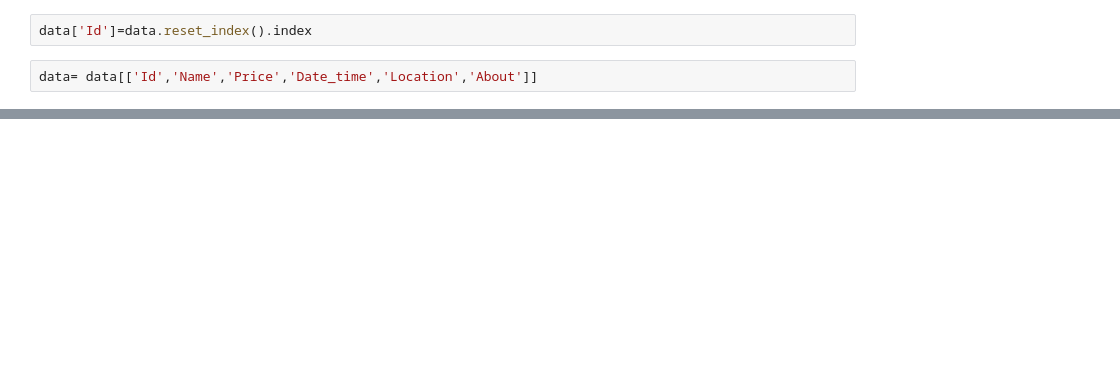
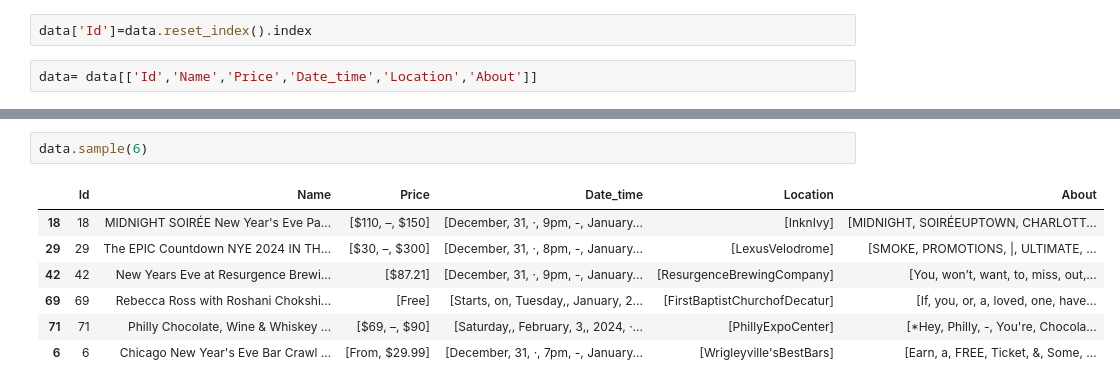
Before and after one commit to apexapaudel484/Web-scraping, a Jupyter notebook: Event_recommendation.ipynb, the cells around one changed output, grey strips where cells are left out. Drawn from its saved outputs; the diff is of its cells as text; blank space fills up the shorter version.

```diff
--- a/Event_recommendation.ipynb
+++ b/Event_recommendation.ipynb
@@ -66,0 +83,10 @@ data.head()
+# %%
+data.sample(6)
+# %% [output]
+|  | Id | Name | Price | Date_time | Location | About |
+| 18 | 18 | MIDNIGHT SOIRÉE New Year's Eve Pa... | [$110, –, $150] | [December, 31, ·, 9pm, -, January... | [InknIvy] | [MIDNIGHT, SOIRÉEUPTOWN, CHARLOTT... |
+| 29 | 29 | The EPIC Countdown NYE 2024 IN TH... | [$30, –, $300] | [December, 31, ·, 8pm, -, January... | [LexusVelodrome] | [SMOKE, PROMOTIONS, |, ULTIMATE, ... |
+| 42 | 42 | New Years Eve at Resurgence Brewi... | [$87.21] | [December, 31, ·, 9pm, -, January... | [ResurgenceBrewingCompany] | [You, won’t, want, to, miss, out,... |
+| 69 | 69 | Rebecca Ross with Roshani Chokshi... | [Free] | [Starts, on, Tuesday,, January, 2... | [FirstBaptistChurchofDecatur] | [If, you, or, a, loved, one, have... |
+| 71 | 71 | Philly Chocolate, Wine & Whiskey ... | [$69, –, $90] | [Saturday,, February, 3,, 2024, ·... | [PhillyExpoCenter] | [*Hey, Philly, -, You're, Chocola... |
+| 6 | 6 | Chicago New Year's Eve Bar Crawl ... | [From, $29.99] | [December, 31, ·, 7pm, -, January... | [Wrigleyville'sBestBars] | [Earn, a, FREE, Ticket, &, Some, ... |
```
Also changed, not shown: parts of 48 cells of this notebook.
